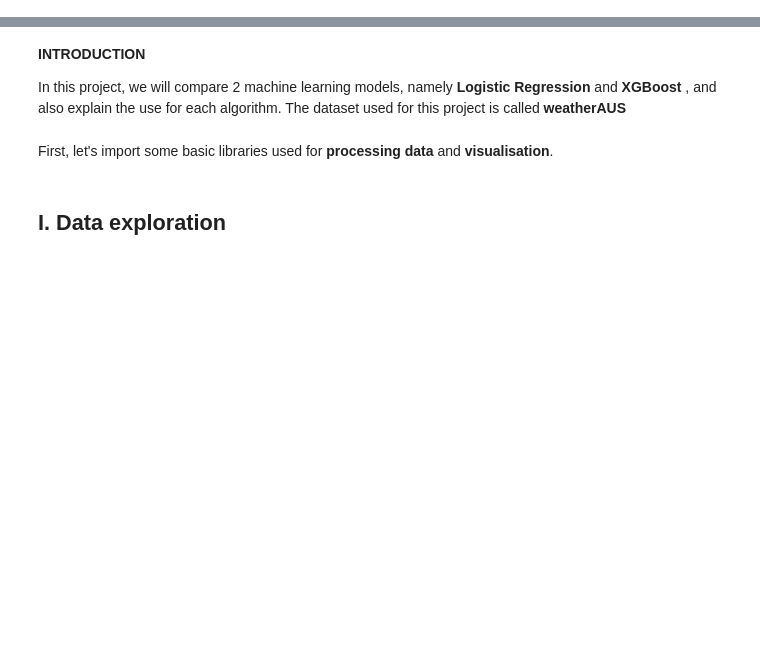
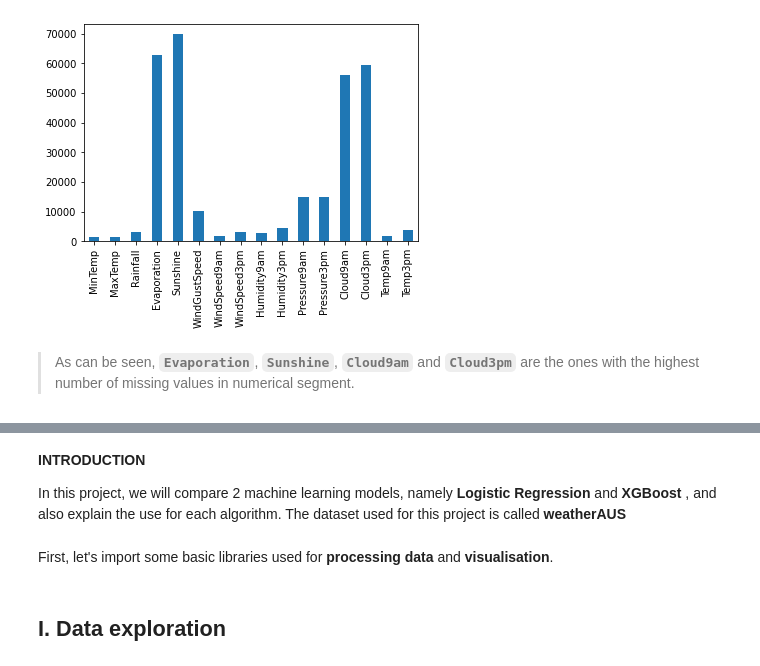
Before and after one commit to ChengHsu/Data-Analysis-Blog, a Jupyter notebook: _notebooks/2021-04-18-rain-in-australia.ipynb, the cells around one changed output, grey strips where cells are left out. Cells and saved outputs as stored; diff of their text form; code cells hidden in the pictures; blank space fills up the shorter version.

```diff
--- a/_notebooks/2021-04-18-rain-in-australia.ipynb
+++ b/_notebooks/2021-04-18-rain-in-australia.ipynb
@@ -2,0 +20,3 @@
+# %%
+df = pd.read_csv('./input/weatherAUS.csv')
+df.head()
@@ -2,0 +70,8 @@
+# %%
+# List of categorical variables
+# dtpyes = '0' means object
+categorical = [i for i in df.columns if df[i].dtypes == 'O']
+
+# List of numerical variables
+numerical = [i for i in df.columns if i not in categorical]
+print('categorical:', categorical, '\n', 'numerical: ', numerical)
@@ -2,0 +103,7 @@
+# %%
+df[numerical].isnull().sum().plot.bar()
+plt.show()
+# %% [output]
+[figure, added]
+# %% [markdown]
+> As can be seen, **`Evaporation`**, **`Sunshine`**, **`Cloud9am`** and **`Cloud3pm`** are the ones with the highest number of missing values in numerical segment.
```
Also changed, not shown: parts of 163 cells of this notebook, 5 other files.
